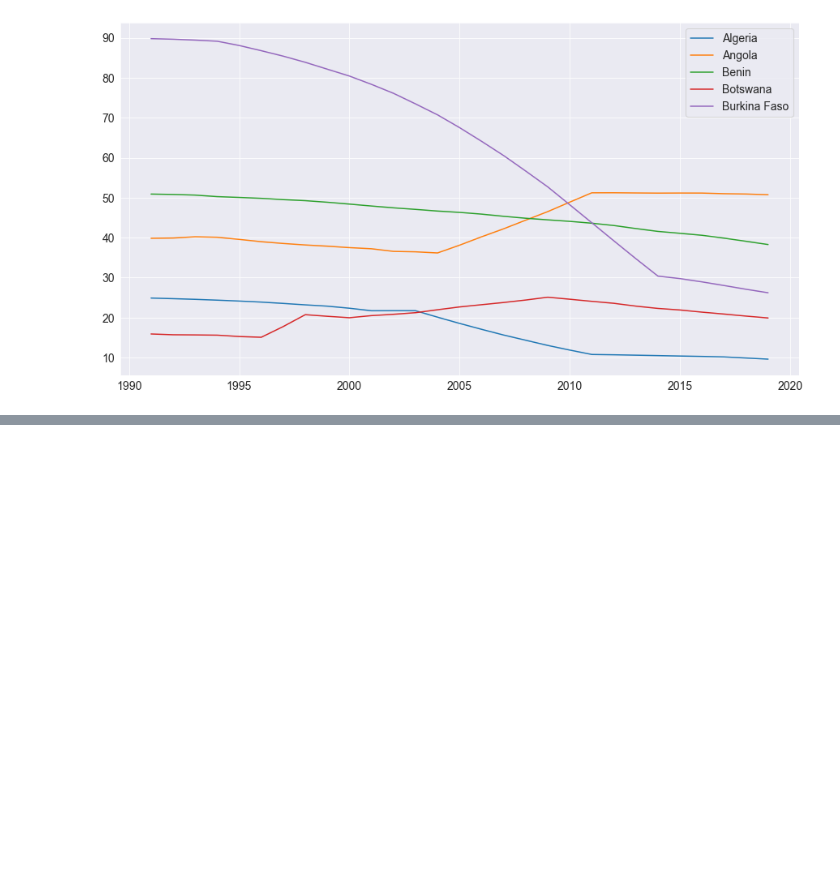
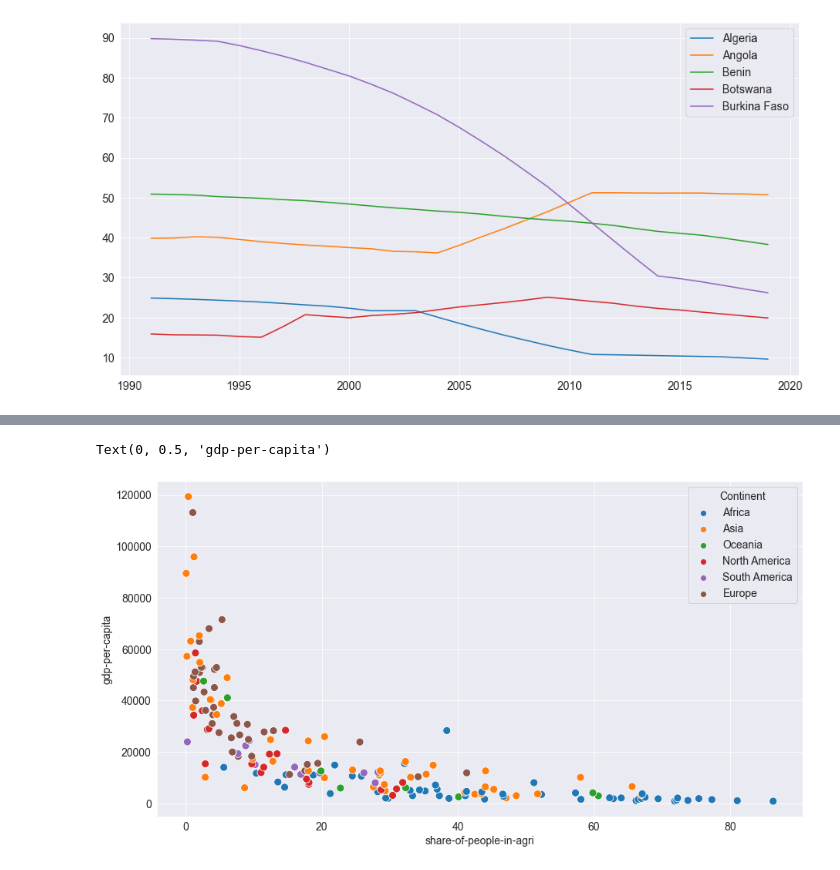
Before and after one commit to Addyzee/Jovian-Data-Analysis-with-Python, a Jupyter notebook: 14- zerotopandas-course-project-starter/zerotopandas-course-project-starter-v-20/labor-in-agriculture.ipynb, the cells around one changed output, grey strips where cells are left out. Drawn from its saved outputs; the diff is of its cells as text; code cells hidden in the pictures; blank space fills up the shorter version.

```diff
--- a/14- zerotopandas-course-project-starter/zerotopandas-course-project-starter-v-20/labor-in-agriculture.ipynb
+++ b/14- zerotopandas-course-project-starter/zerotopandas-course-project-starter-v-20/labor-in-agriculture.ipynb
@@ -551,0 +517,3 @@ Let us save and upload our work to Jovian before continuing.
+# %%
+gdpsort=addinggdp[addinggdp.Year==2015].sort_values(by=['GDP per capita, PPP (constant 2017 international $)'])
+gdpsort
@@ -551,0 +534,2 @@ Let us save and upload our work to Jovian before continuing.
+# %%
+gdpsort=gdpsort.dropna(subset='GDP per capita, PPP (constant 2017 international $)')
@@ -551,0 +552,7 @@ Let us save and upload our work to Jovian before continuing.
+# %%
+sns.scatterplot(x=gdpsort.share_employed_agri,y=gdpsort['GDP per capita, PPP (constant 2017 international $)'],hue=gdpsort.Continent,s=100)
+plt.xlabel('share-of-people-in-agri')
+plt.ylabel('gdp-per-capita')
+# %% [output]
+Text(0, 0.5, 'gdp-per-capita')
+[figure, added]
```
Also changed, not shown: parts of 71 cells of this notebook, 1 other file.
